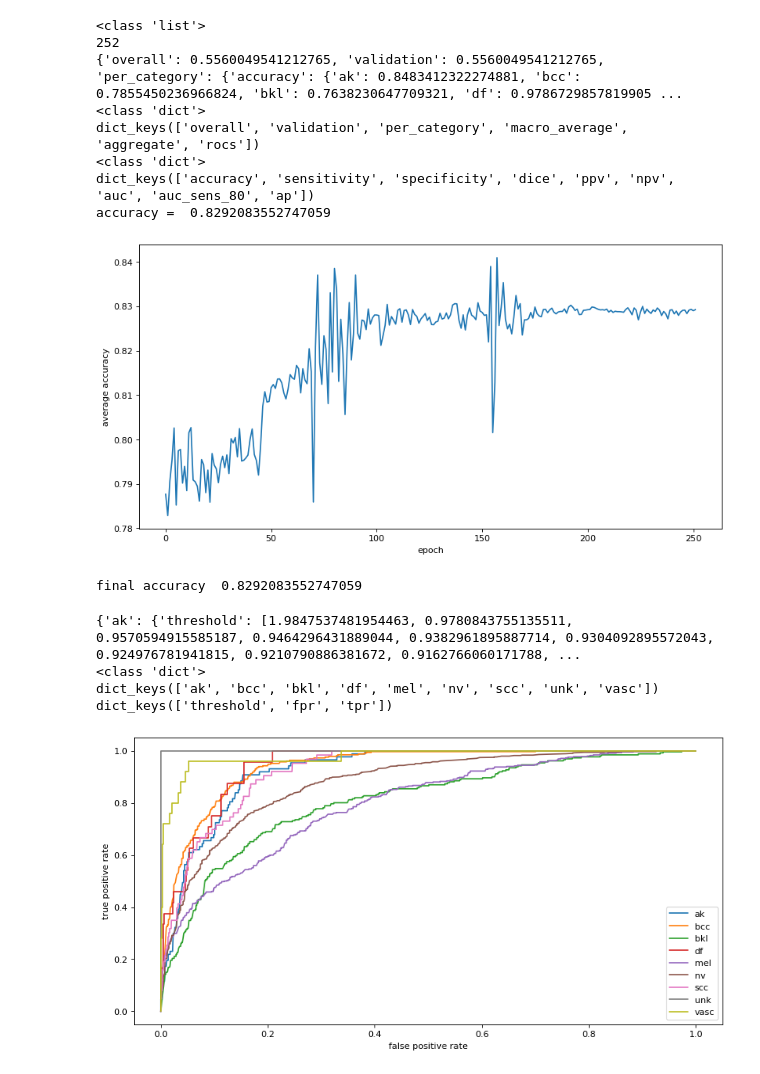
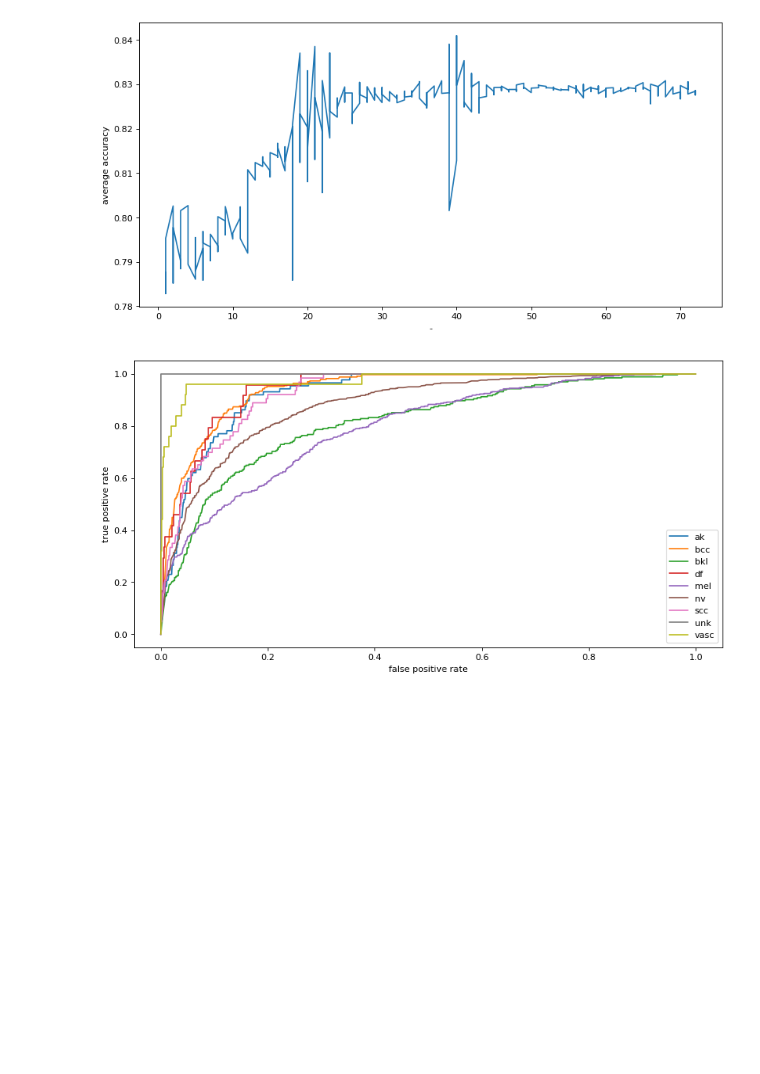
Before and after one commit to vorst4/TUE_5LSM0_g6, a Jupyter notebook: TUE_5LSM0_g6_dennis.ipynb, the cells around one changed output. Saved outputs shown, nothing was run; the diff lists cells and outputs as text; code cells hidden in the pictures; blank space fills up the shorter version.

```diff
--- a/TUE_5LSM0_g6_dennis.ipynb
+++ b/TUE_5LSM0_g6_dennis.ipynb
@@ -383,23 +362,9 @@ NotebookApp.rate_limit_window=3.0 (secs)
 # %%
 
-# for att in dir(model_data):
-#   if not att[0] == '_':
-#     print(att)
-
-import numpy as np
-import matplotlib.pyplot as plt
-
-d = model_data
-
-print(d.keys())
-
-
-arr = d['loss']
-
+# create graph of loss
 fig=plt.figure(figsize=(12, 6), dpi= 80, facecolor='w', edgecolor='k')
-plt.plot(arr_plt[7200:])
+plt.plot(model_data['loss'])
 plt.ylabel('loss')
 plt.xlabel('iterations')
-# plt.ylim([0, 2])
 plt.show()
 # %% [output]
@@ -429,55 +389,25 @@ final balanced multi-class accuracy 0.5560049541212765
 # %%
 
-isic = d['validation_score']['isic_score']
+# plot Accuracy
 
-print(type(isic))
-print(len(isic))
-print(isic[-1])
-print(type(isic[-1]))
-print(isic[-1].keys())
+isic = (d['validation_score']['isic_score'])
+epochs = d['validation_score']['epoch']
 
-tmp = isic[-1]
-
-print(type(tmp['per_category']))
-print(tmp['per_category'].keys())
-
-acc = tmp['macro_average']['accuracy']
-
-print('accuracy = ', acc)
-
-# acc_arr = np.zeros(len(isic))
-acc_arr = []
+acc = []
 for i in range(len(isic)):
-  acc_arr.append( (isic[i])['macro_average']['accuracy'] )
+  acc.append( (isic[i])['macro_average']['accuracy'] )
 
 fig=plt.figure(figsize=(12, 6), dpi= 80, facecolor='w', edgecolor='k')
-plt.plot(acc_arr)
+plt.plot(epochs, acc)
 plt.ylabel('average accuracy')
-plt.xlabel('epoch')
-# plt.ylim([0, 2])
+plt.xlabel('-')
 plt.show()
-
-print('final accuracy ', acc_arr[-1])
 # %% [output]
-<class 'list'>
-252
-{'overall': 0.5560049541212765, 'validation': 0.5560049541212765, 'per_category': {'accuracy': {'ak': 0.8483412322274881, 'bcc': 0.7855450236966824, 'bkl': 0.7638230647709321, 'df': 0.9786729857819905 ...
-<class 'dict'>
-dict_keys(['overall', 'validation', 'per_category', 'macro_average', 'aggregate', 'rocs'])
-<class 'dict'>
-dict_keys(['accuracy', 'sensitivity', 'specificity', 'dice', 'ppv', 'npv', 'auc', 'auc_sens_80', 'ap'])
-accuracy =  0.8292083552747059
-[figure, old version]
+[figure, new version]
-final accuracy  0.8292083552747059
 # %%
 
-
+# plot ROCS
 rocs = (isic[-1])['rocs']
-print(rocs)
-print(type(rocs))
-print(rocs.keys())
-print(rocs['ak'].keys())
-
 fig=plt.figure(figsize=(12, 6), dpi= 80, facecolor='w', edgecolor='k')
 for label in rocs.keys():
   rocs[label]
@@ -486,12 +416,7 @@ for label in rocs.keys():
   plt.plot(x,y, label=label )
   plt.ylabel('true positive rate')
   plt.xlabel('false positive rate')
-
 plt.legend()
 plt.show()
 # %% [output]
-{'ak': {'threshold': [1.9847537481954463, 0.9780843755135511, 0.9570594915585187, 0.9464296431889044, 0.9382961895887714, 0.9304092895572043, 0.924976781941815, 0.9210790886381672, 0.9162766060171788, ...
-<class 'dict'>
-dict_keys(['ak', 'bcc', 'bkl', 'df', 'mel', 'nv', 'scc', 'unk', 'vasc'])
-dict_keys(['threshold', 'fpr', 'tpr'])
-[figure, old version]
+[figure, new version]
```
Also changed, not shown: parts of 15 cells of this notebook.
